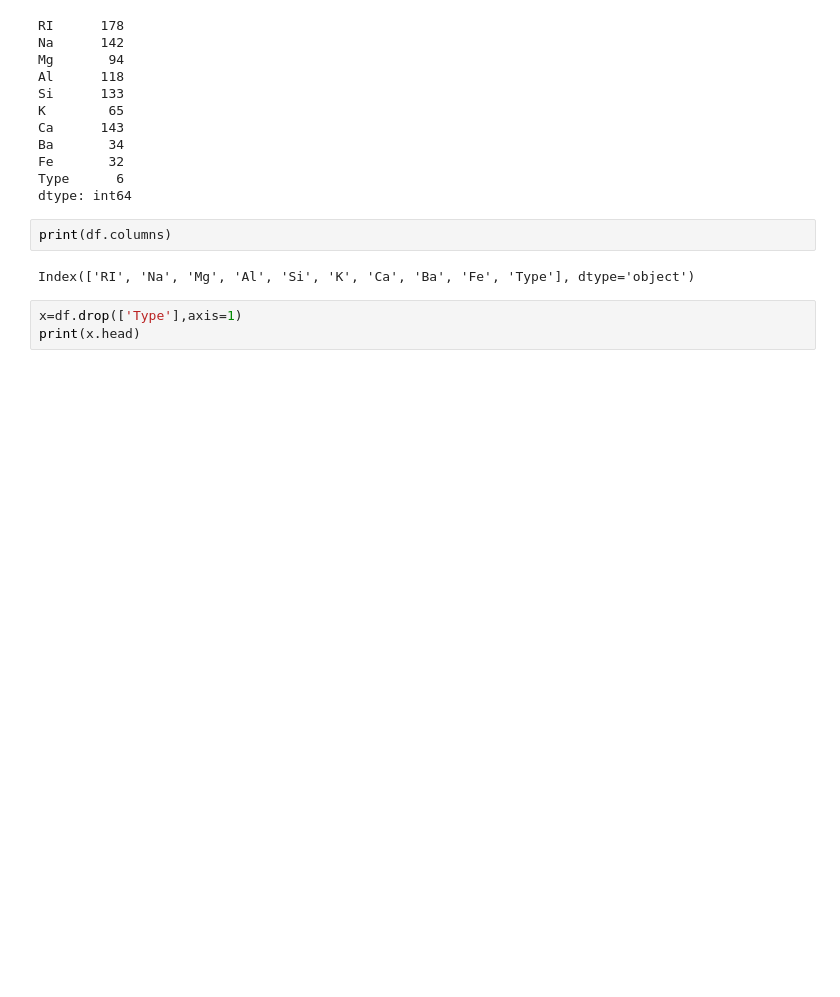
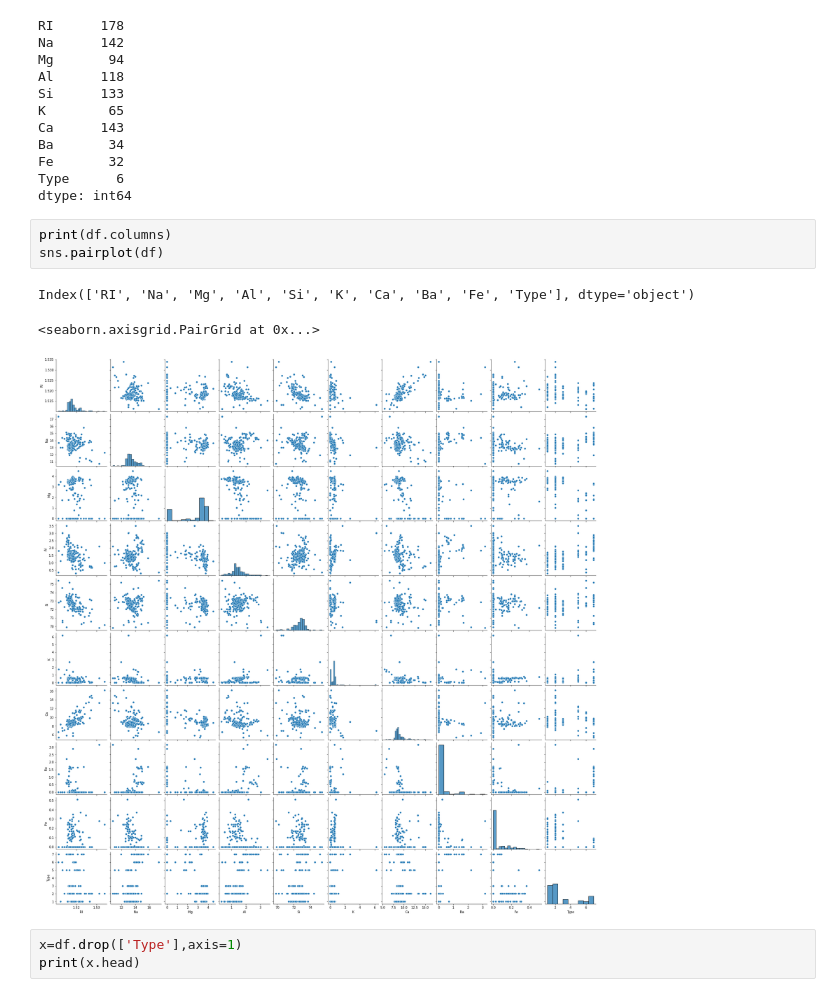
Before and after one commit to prabath147/Glass-identification, a Jupyter notebook: glass.ipynb, the cells around one changed output. Cells and saved outputs as stored; diff of their text form; blank space fills up the shorter version.

```diff
--- a/glass.ipynb
+++ b/glass.ipynb
@@ -70,8 +72,11 @@ Type      6
 dtype: int64
 # %%
 print(df.columns)
+sns.pairplot(df)
 # %% [output]
 Index(['RI', 'Na', 'Mg', 'Al', 'Si', 'K', 'Ca', 'Ba', 'Fe', 'Type'], dtype='object')
+<seaborn.axisgrid.PairGrid at 0x...>
+[figure, added]
 # %%
 x=df.drop(['Type'],axis=1)
 print(x.head)
```
Also changed, not shown: parts of 8 cells of this notebook.
